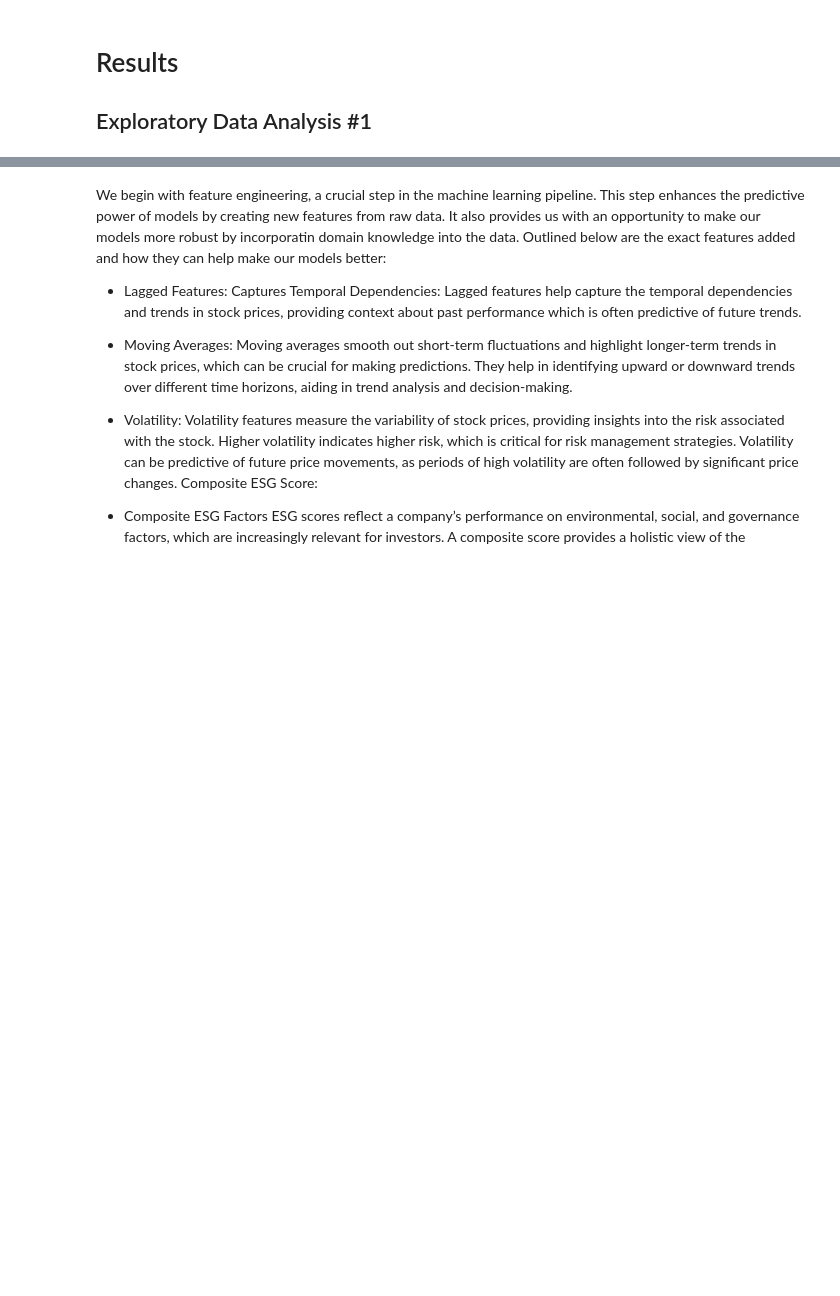
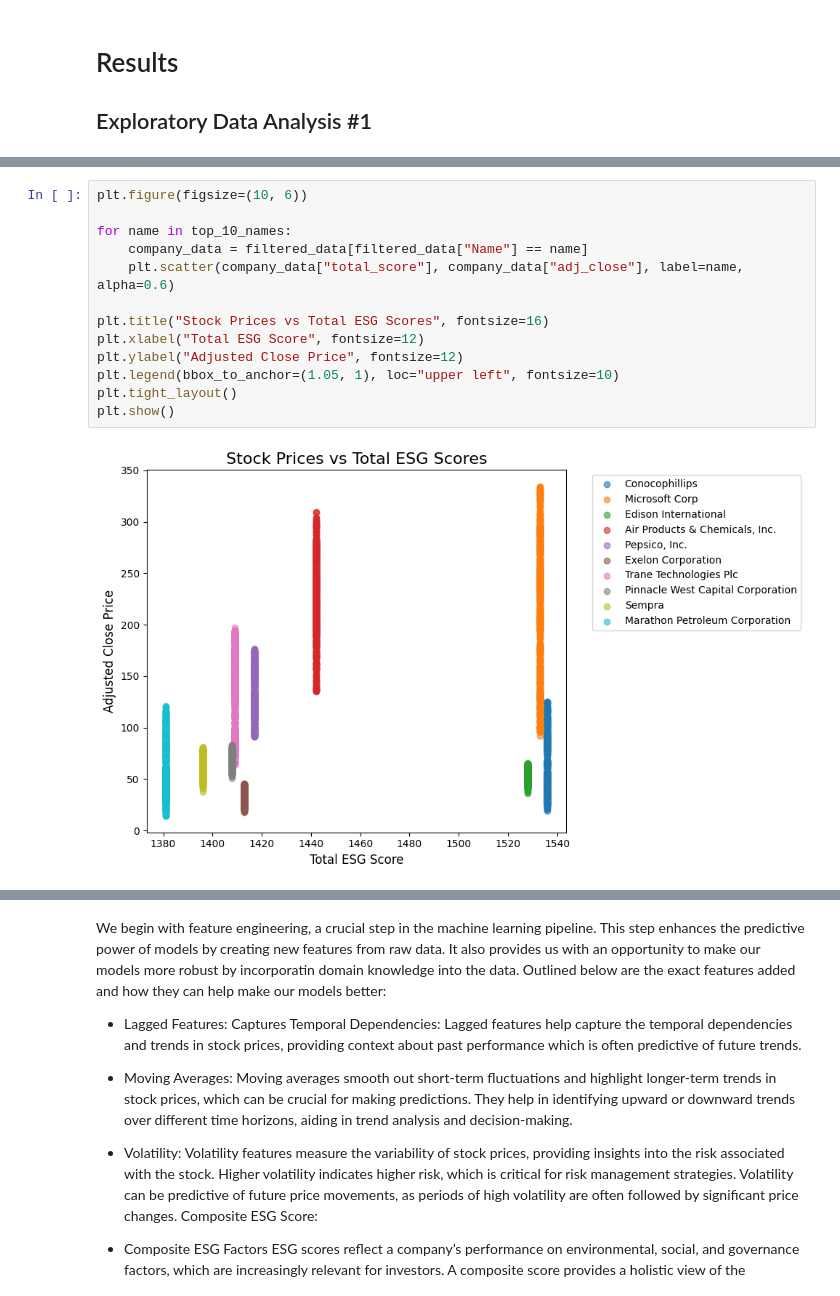
Before and after one commit to JacquelynGarcia/ESGStockPredictor, a Jupyter notebook: FinalProject_Group025_FA24_with_changes.ipynb, the cells around one changed output, grey strips where cells are left out. Cells and saved outputs as stored; diff of their text form; blank space fills up the shorter version.

```diff
--- a/FinalProject_Group025_FA24_with_changes.ipynb
+++ b/FinalProject_Group025_FA24_with_changes.ipynb
@@ -338,0 +355,15 @@ plt.show()
+# %%
+plt.figure(figsize=(10, 6))
+
+for name in top_10_names:
+    company_data = filtered_data[filtered_data["Name"] == name]
+    plt.scatter(company_data["total_score"], company_data["adj_close"], label=name, alpha=0.6)
+
+plt.title("Stock Prices vs Total ESG Scores", fontsize=16)
+plt.xlabel("Total ESG Score", fontsize=12)
+plt.ylabel("Adjusted Close Price", fontsize=12)
+plt.legend(bbox_to_anchor=(1.05, 1), loc="upper left", fontsize=10)
+plt.tight_layout()
+plt.show()
+# %% [output]
+[figure, added]
```
Also changed, not shown: parts of 7 cells of this notebook.
